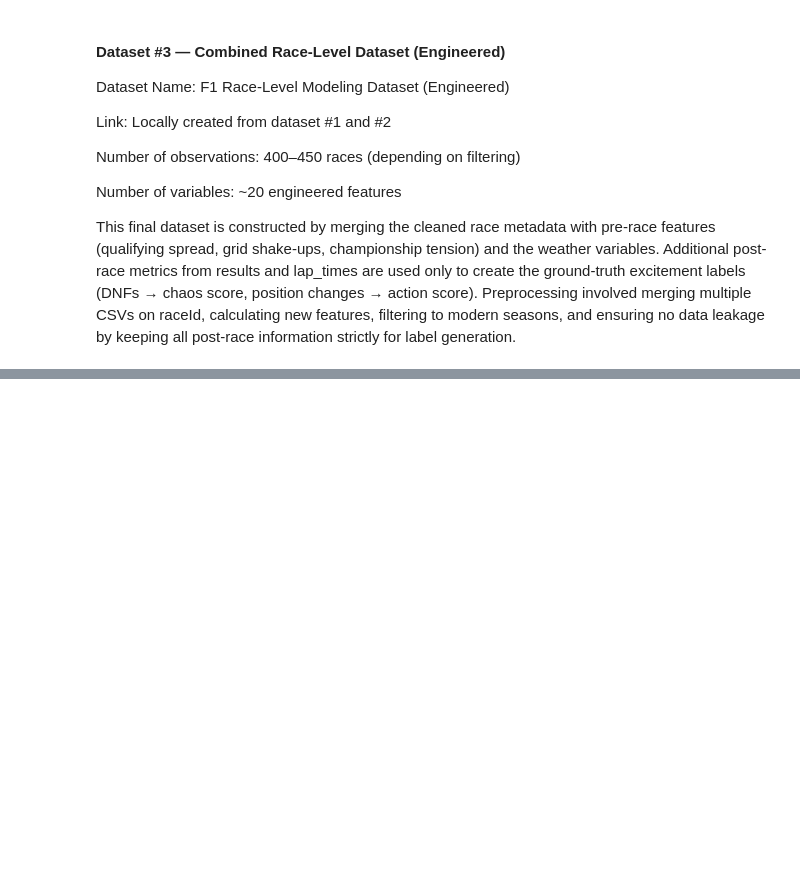
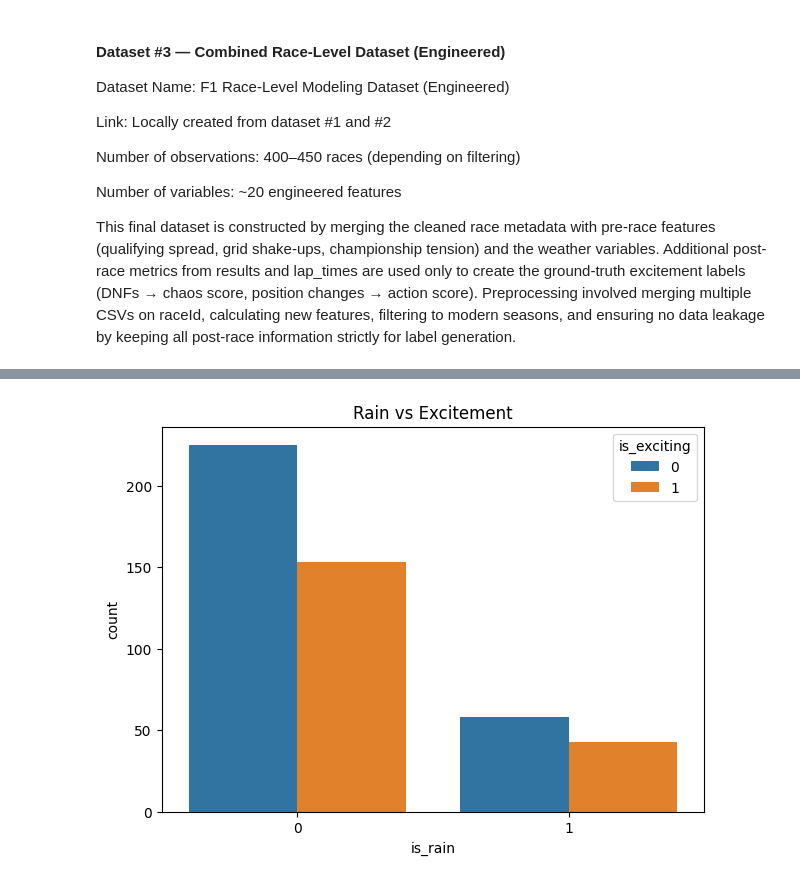
Before and after one commit to xiaojian1202/cse158-assignment-2, a Jupyter notebook: main.ipynb, the cells around one changed output, grey strips where cells are left out. Cells and saved outputs as stored; diff of their text form; code cells hidden in the pictures; blank space fills up the shorter version.

```diff
--- a/main.ipynb
+++ b/main.ipynb
@@ -243,0 +398,7 @@ print(labels_df)
+# %%
+plt.figure(figsize=(7,5))
+sns.countplot(data=eda_df, x="is_rain", hue="is_exciting")
+plt.title("Rain vs Excitement")
+plt.show()
+# %% [output]
+[figure, added]
```
Also changed, not shown: parts of 20 cells of this notebook, 1 other file.
